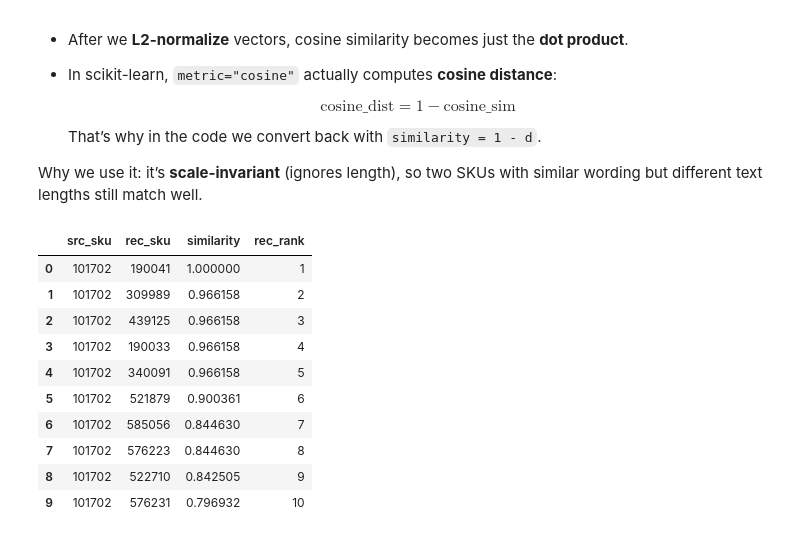
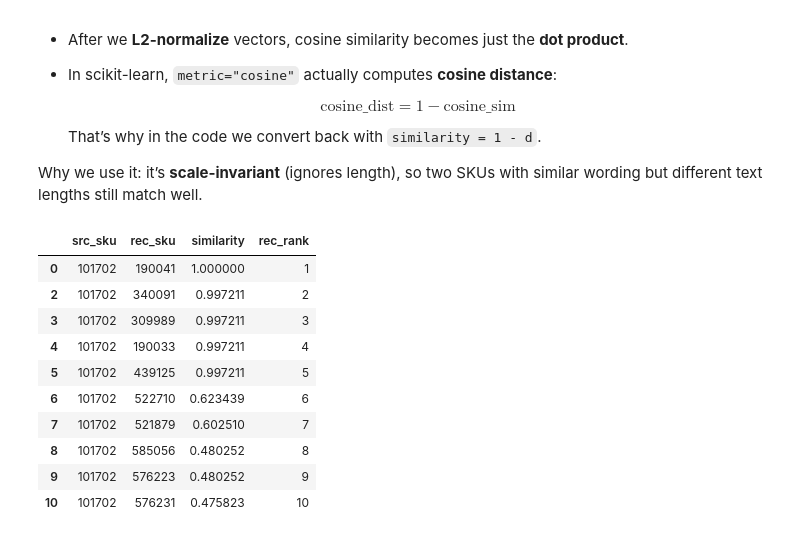
Before and after one commit to maria-lagerholm/itcm_recommendation_engine, a Jupyter notebook: notebooks/simillarity_search.ipynb, the cells around one changed output. Saved outputs shown, nothing was run; the diff lists cells and outputs as text; code cells hidden in the pictures.

```diff
--- a/notebooks/simillarity_search.ipynb
+++ b/notebooks/simillarity_search.ipynb
@@ -245,38 +280,48 @@ Why we use it: it’s **scale-invariant** (ignores length), so two SKUs with sim
 # %%
 from sklearn.neighbors import NearestNeighbors
 import numpy as np
 
 POOL = min(11, len(sku_df))
 nn = NearestNeighbors(metric="cosine", n_neighbors=POOL).fit(X_emb)
 dists, idxs = nn.kneighbors(X_emb)
 
 sku_arr = sku_df["sku_family"].values
+
+# Build all recommendations, then filter out self-recommendations
+src_skus = np.repeat(sku_arr, POOL)
+rec_skus = sku_arr[idxs.ravel()]
+similarities = 1 - dists.ravel()
+
 recs = pd.DataFrame({
-    "src_sku": np.repeat(sku_arr, POOL-1),
-    "rec_sku": sku_arr[idxs[:,1:]].ravel(),
-    "similarity": 1 - dists[:,1:].ravel()
+    "src_sku": src_skus,
+    "rec_sku": rec_skus,
+    "similarity": similarities
 })
 
-# Add ranking: for each src_sku, rank rec_sku by similarity descending
+# Remove self-recommendations
+recs = recs[recs["src_sku"] != recs["rec_sku"]].copy()
+
+# For each src_sku, keep only the top POOL-1 recommendations (in case of ties or accidental duplicates)
 recs["rec_rank"] = (
     recs.groupby("src_sku")["similarity"]
     .rank(method="first", ascending=False)
     .astype(int)
 )
+recs = recs[recs["rec_rank"] <= POOL-1]
 
 recs.head(10)
 # %% [output]
 |  | src_sku | rec_sku | similarity | rec_rank |
 | 0 | 101702 | 190041 | 1.000000 | 1 |
-| 1 | 101702 | 309989 | 0.966158 | 2 |
-| 2 | 101702 | 439125 | 0.966158 | 3 |
-| 3 | 101702 | 190033 | 0.966158 | 4 |
-| 4 | 101702 | 340091 | 0.966158 | 5 |
-| 5 | 101702 | 521879 | 0.900361 | 6 |
-| 6 | 101702 | 585056 | 0.844630 | 7 |
-| 7 | 101702 | 576223 | 0.844630 | 8 |
-| 8 | 101702 | 522710 | 0.842505 | 9 |
-| 9 | 101702 | 576231 | 0.796932 | 10 |
+| 2 | 101702 | 340091 | 0.997211 | 2 |
+| 3 | 101702 | 309989 | 0.997211 | 3 |
+| 4 | 101702 | 190033 | 0.997211 | 4 |
+| 5 | 101702 | 439125 | 0.997211 | 5 |
+| 6 | 101702 | 522710 | 0.623439 | 6 |
+| 7 | 101702 | 521879 | 0.602510 | 7 |
+| 8 | 101702 | 585056 | 0.480252 | 8 |
+| 9 | 101702 | 576223 | 0.480252 | 9 |
+| 10 | 101702 | 576231 | 0.475823 | 10 |
 # %%
 recs.sample(15, random_state=42)
 # %% [output]
```
Also changed, not shown: parts of 7 cells of this notebook.
